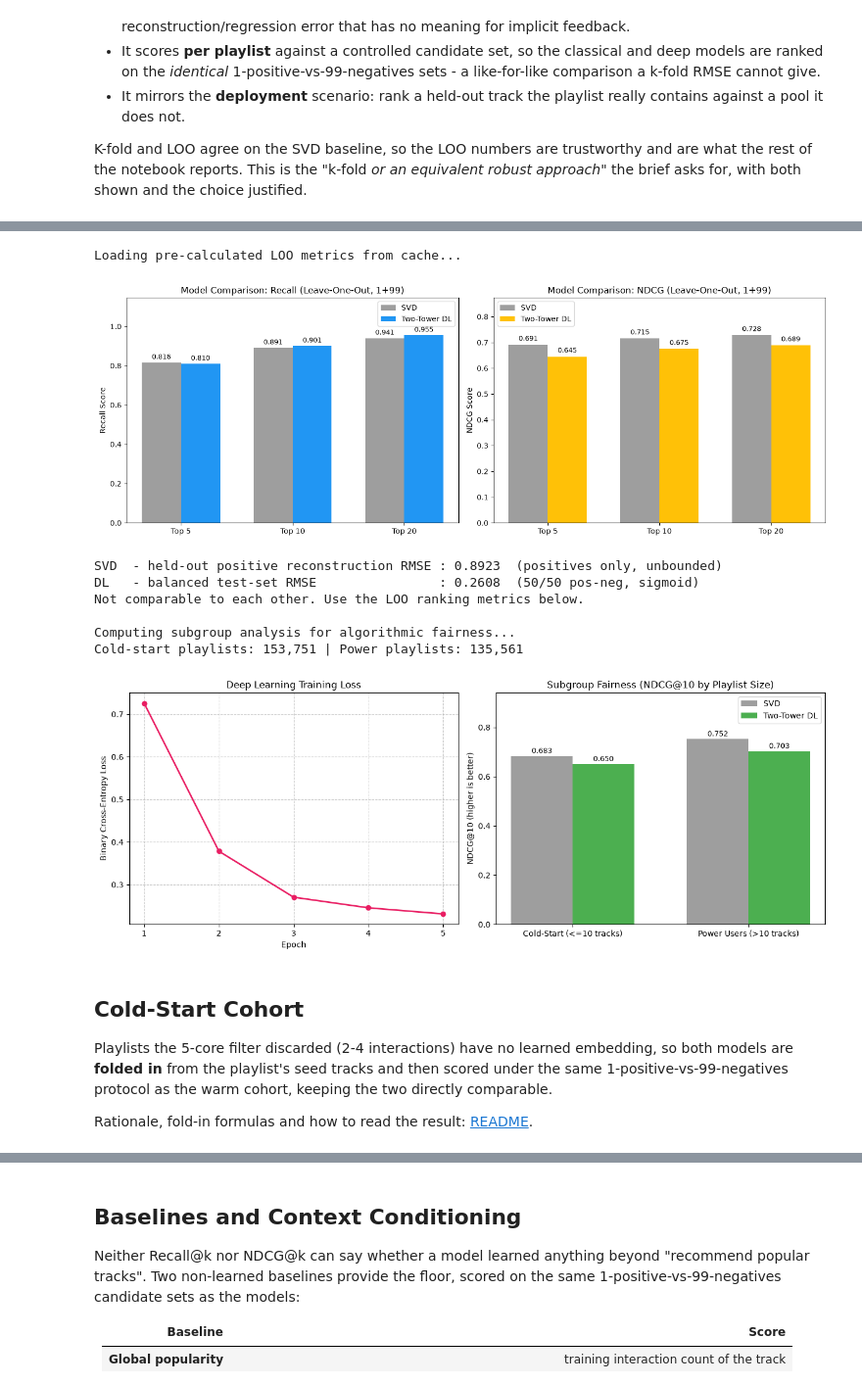
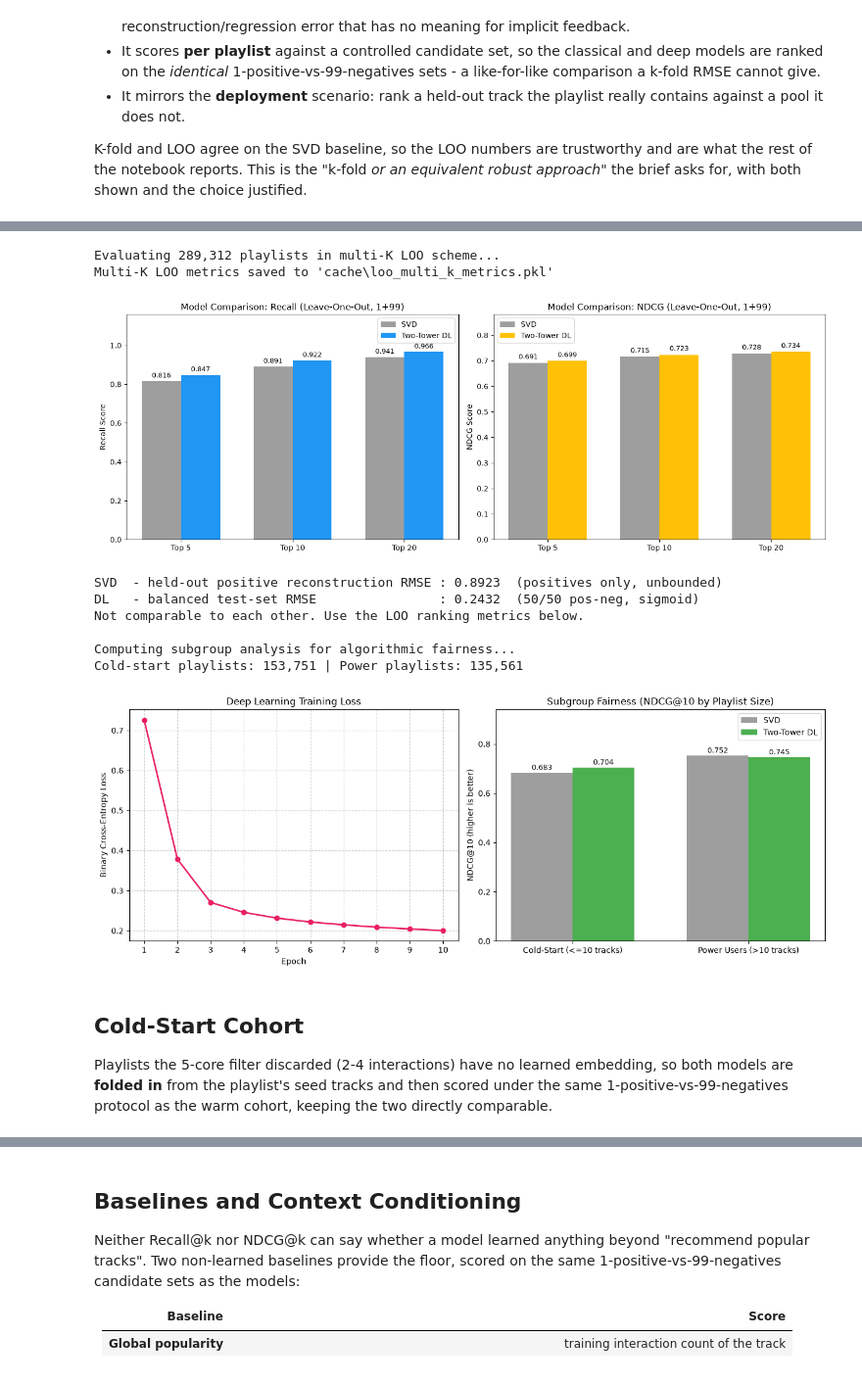
Before and after one commit to julesrif/ML-Music-Recommender-System, a Jupyter notebook: main.ipynb, the cells around one changed output, grey strips where cells are left out. Shown at 98% size. Drawn from its saved outputs; the diff is of its cells as text; code cells hidden in the pictures.

Commit message:
fix: reordering notebook to show two-towers v2

```diff
--- a/main.ipynb
+++ b/main.ipynb
@@ -754,7 +737,7 @@ if not CACHED:
     optimizer = torch.optim.Adam(model.parameters(), lr=0.0003, weight_decay=1e-5)
 
     print("Starting Deep Learning Training...")
-    epochs = 5
+    epochs = 10
     epoch_losses = []
     for epoch in range(epochs):
         # Fresh negatives each epoch to introduce variability and prevent overfitting
@@ -865,7 +861,7 @@ brief asks for, with both shown and the choice justified.
 # comparable with the leave-one-out result that follows. What k-fold buys over a single split
 # is the spread ACROSS folds: evidence the score is stable, not an artefact of one partition.
 
-N_FOLDS = 5
+N_FOLDS = 10 # by Kohavi (1995)
 KFOLD_EVAL_USERS = 2000  # playlists scored per fold; caps runtime without biasing the mean
 KFOLD_K = 10
 
@@ -995,60 +996,10 @@ else:
 
 loo_users = np.asarray(metrics["user_idx"])
 avg_metrics = {key: np.mean(val) for key, val in metrics.items() if key != "user_idx"}
-
-# --- PLOT RESULTS ---
-fig, axes = plt.subplots(1, 2, figsize=(14, 5))
-
-x = np.arange(len(k_values))
-width = 0.35
-
-# Recall Plot: SVD vs DL
-svd_recalls = [avg_metrics[f"SVD_Recall@{k}"] for k in k_values]
-dl_recalls = [avg_metrics[f"DL_Recall@{k}"] for k in k_values]
-
-axes[0].bar(x - width / 2, svd_recalls, width, label="SVD", color="#9E9E9E")
-axes[0].bar(x + width / 2, dl_recalls, width, label="Two-Tower DL", color="#2196F3")
-axes[0].set_ylabel("Recall Score")
-axes[0].set_title("Model Comparison: Recall (Leave-One-Out, 1+99)")
-axes[0].set_xticks(x)
-axes[0].set_xticklabels([f"Top {k}" for k in k_values])
-axes[0].legend()
-axes[0].set_ylim(0, max(max(svd_recalls), max(dl_recalls)) * 1.2)
-
-for i, (s, d) in enumerate(zip(svd_recalls, dl_recalls)):
-    axes[0].text(
-        i - width / 2, s + 0.01, f"{s:.3f}", ha="center", va="bottom", fontsize=9
-    )
-    axes[0].text(
-        i + width / 2, d + 0.01, f"{d:.3f}", ha="center", va="bottom", fontsize=9
-    )
-
-# NDCG Plot: SVD vs DL
-svd_ndcgs = [avg_metrics[f"SVD_NDCG@{k}"] for k in k_values]
-dl_ndcgs = [avg_metrics[f"DL_NDCG@{k}"] for k in k_values]
-
-axes[1].bar(x - width / 2, svd_ndcgs, width, label="SVD", color="#9E9E9E")
-axes[1].bar(x + width / 2, dl_ndcgs, width, label="Two-Tower DL", color="#FFC107")
-axes[1].set_ylabel("NDCG Score")
-axes[1].set_title("Model Comparison: NDCG (Leave-One-Out, 1+99)")
-axes[1].set_xticks(x)
-axes[1].set_xticklabels([f"Top {k}" for k in k_values])
-axes[1].legend()
-axes[1].set_ylim(0, max(max(svd_ndcgs), max(dl_ndcgs)) * 1.2)
-
-for i, (s, d) in enumerate(zip(svd_ndcgs, dl_ndcgs)):
-    axes[1].text(
-        i - width / 2, s + 0.01, f"{s:.3f}", ha="center", va="bottom", fontsize=9
-    )
-    axes[1].text(
-        i + width / 2, d + 0.01, f"{d:.3f}", ha="center", va="bottom", fontsize=9
-    )
-
-plt.tight_layout()
-plt.show()
 # %% [output]
-Loading pre-calculated LOO metrics from cache...
+Evaluating 289,312 playlists in multi-K LOO scheme...
+Multi-K LOO metrics saved to 'cache\loo_multi_k_metrics.pkl'
-[figure, old version]
+[figure, new version]
 # %%
 # Pointwise errors are reported as text, not as a bar chart: the SVD figure is a
 # reconstruction error over positives-only with an unbounded output, while the DL figure is
@@ -1058,7 +1009,7 @@ print(f"SVD  - held-out positive reconstruction RMSE : {svd_pos_recon_rmse:.4f}
 print(f"DL   - balanced test-set RMSE                : {dl_rmse:.4f}  (50/50 pos-neg, sigmoid)")
 print("Not comparable to each other. Use the LOO ranking metrics below.\n")
 
-# --- SUBGROUP ANALYSIS: same LOO protocol, split by playlist size ---
+# SUBGROUP ANALYSIS: same LOO protocol, split by playlist size
 train_user_counts = train_df.groupby("user_idx").size()
 loo_train_size = pd.Series(loo_users).map(train_user_counts).fillna(0).values
 
@@ -1070,14 +1021,15 @@ print(f"Cold-start playlists: {cold_mask.sum():,} | Power playlists: {power_mask
 
 k_fair = 10
 svd_ndcg = np.asarray(metrics[f"SVD_NDCG@{k_fair}"])
-dl_ndcg = np.asarray(metrics[f"DL_NDCG@{k_fair}"])
+r_v2 = rank_arrays_v2["Two-Tower v2 (audio)"]
+dl_ndcg = np.where(r_v2 <= k_fair, 1 / np.log2(r_v2 + 1), 0.0)
 
 svd_cohorts = [svd_ndcg[cold_mask].mean(), svd_ndcg[power_mask].mean()]
 dl_cohorts = [dl_ndcg[cold_mask].mean(), dl_ndcg[power_mask].mean()]
 
 fig, axes = plt.subplots(1, 2, figsize=(13, 5))
 
-# --- 1. TRAINING LOSS CURVE ---
+# 1. TRAINING LOSS CURVE
 epochs_axis = list(range(1, len(epoch_losses) + 1))
 axes[0].plot(epochs_axis, epoch_losses, marker="o", color="#E91E63", linewidth=2)
 axes[0].set_title("Deep Learning Training Loss")
@@ -1086,48 +1038,46 @@ axes[0].set_ylabel("Binary Cross-Entropy Loss")
 axes[0].set_xticks(epochs_axis)
 axes[0].grid(True, linestyle="--", alpha=0.6)
 
-# --- 2. SUBGROUP FAIRNESS (NDCG@10, higher is better) ---
+# 2. SUBGROUP FAIRNESS (NDCG@10, higher is better)
 labels = ["Cold-Start (<=10 tracks)", "Power Users (>10 tracks)"]
 x = np.arange(len(labels))
 width = 0.35
 
 axes[1].bar(x - width / 2, svd_cohorts, width, label="SVD", color="#9E9E9E")
 axes[1].bar(x + width / 2, dl_cohorts, width, label="Two-Tower DL", color="#4CAF50")
 
 axes[1].set_title(f"Subgroup Fairness (NDCG@{k_fair} by Playlist Size)")
 axes[1].set_ylabel(f"NDCG@{k_fair} (higher is better)")
 axes[1].set_xticks(x)
 axes[1].set_xticklabels(labels)
 axes[1].legend()
 axes[1].set_ylim(0, max(max(svd_cohorts), max(dl_cohorts)) * 1.25)
 
 for i, v in enumerate(svd_cohorts):
     axes[1].text(
         i - width / 2, v + 0.005, f"{v:.3f}", ha="center", va="bottom", fontsize=9
     )
 for i, v in enumerate(dl_cohorts):
     axes[1].text(
         i + width / 2, v + 0.005, f"{v:.3f}", ha="center", va="bottom", fontsize=9
     )
 
 plt.tight_layout()
 plt.show()
 # %% [output]
 SVD  - held-out positive reconstruction RMSE : 0.8923  (positives only, unbounded)
-DL   - balanced test-set RMSE                : 0.2608  (50/50 pos-neg, sigmoid)
+DL   - balanced test-set RMSE                : 0.2432  (50/50 pos-neg, sigmoid)
 Not comparable to each other. Use the LOO ranking metrics below.
 
 Computing subgroup analysis for algorithmic fairness...
 Cold-start playlists: 153,751 | Power playlists: 135,561
-[figure, old version]
+[figure, new version]
 # %% [markdown]
 ## Cold-Start Cohort
 
 Playlists the 5-core filter discarded (2-4 interactions) have no learned embedding, so both
 models are **folded in** from the playlist's seed tracks and then scored under the same
 1-positive-vs-99-negatives protocol as the warm cohort, keeping the two directly comparable.
-
-Rationale, fold-in formulas and how to read the result: [README](README.md#4-evaluation).
 # %%
 COLD_USERS = 5000
 COLD_CHUNK = 500
```
Also changed, not shown: parts of 18 cells of this notebook.
